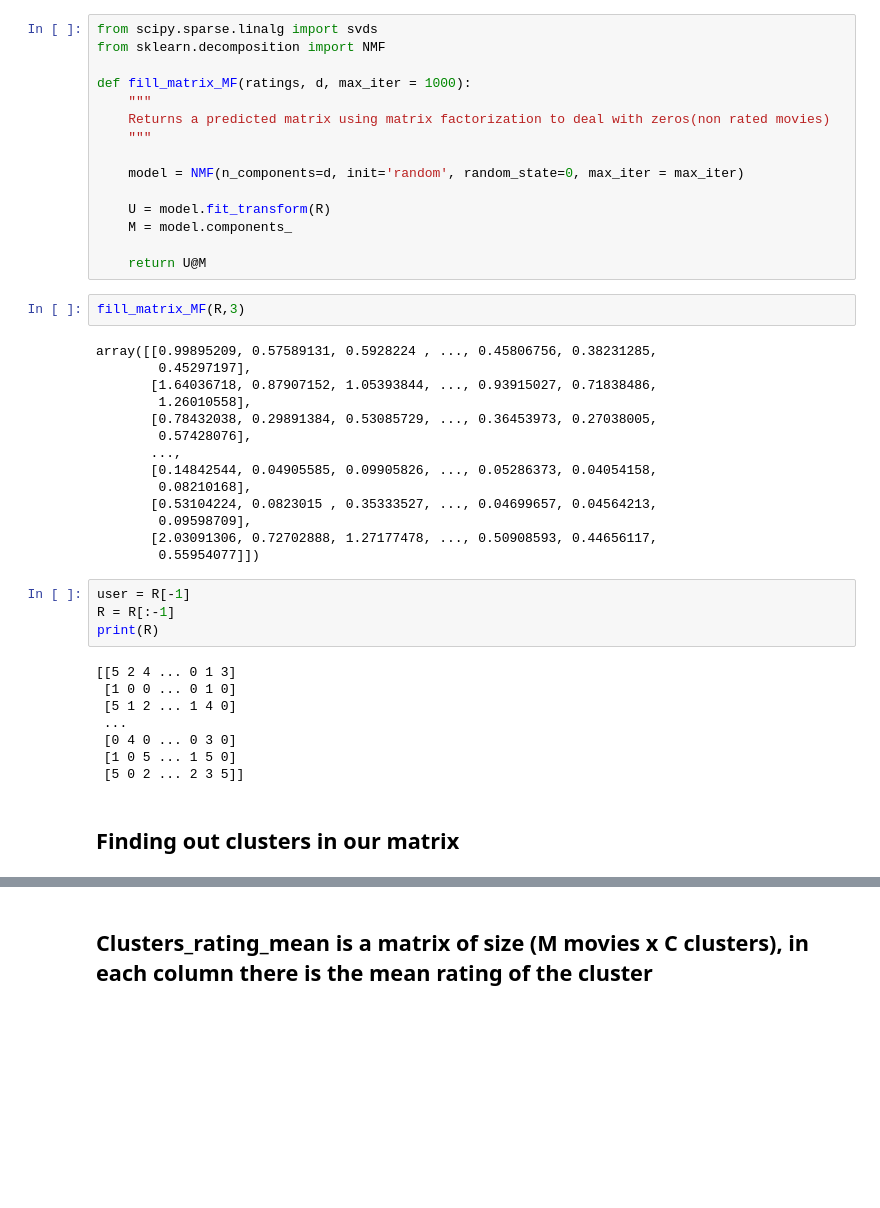
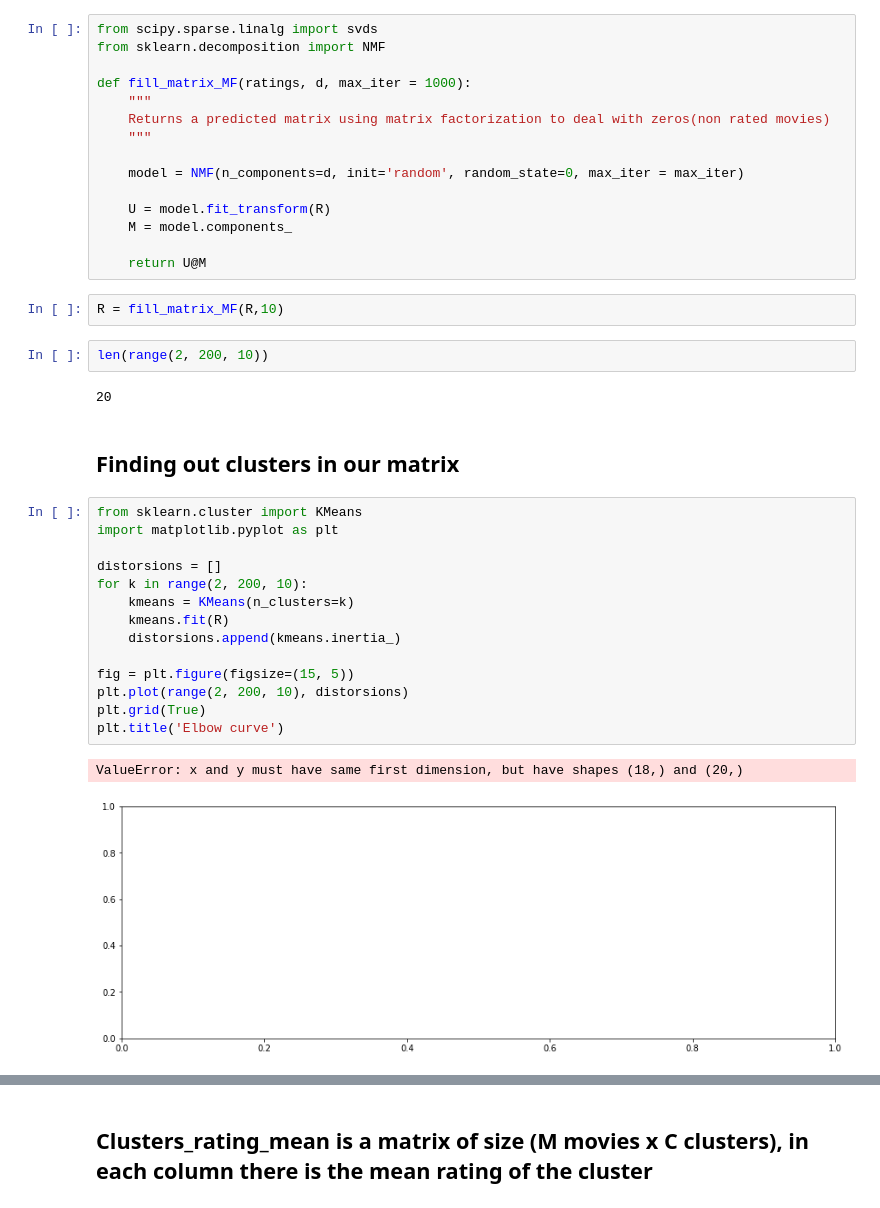
Before and after one commit to hassan-el-mansouri-khoudari/linear-bandits-movie-recommender, a Jupyter notebook: Clustering using users.ipynb, the cells around one changed output, grey strips where cells are left out. Drawn from its saved outputs; the diff is of its cells as text; blank space fills up the shorter version.

```diff
--- a/Clustering using users.ipynb
+++ b/Clustering using users.ipynb
@@ -107,33 +111,28 @@ def fill_matrix_MF(ratings, d, max_iter = 1000):
     M = model.components_
 
     return U@M
-# %%
-fill_matrix_MF(R,3)
-# %% [output]
-array([[0.99895209, 0.57589131, 0.5928224 , ..., 0.45806756, 0.38231285,
-        0.45297197],
-       [1.64036718, 0.87907152, 1.05393844, ..., 0.93915027, 0.71838486,
-        1.26010558],
-       [0.78432038, 0.29891384, 0.53085729, ..., 0.36453973, 0.27038005,
-        0.57428076],
-       ...,
-       [0.14842544, 0.04905585, 0.09905826, ..., 0.05286373, 0.04054158,
-        0.08210168],
-       [0.53104224, 0.0823015 , 0.35333527, ..., 0.04699657, 0.04564213,
-        0.09598709],
-       [2.03091306, 0.72702888, 1.27177478, ..., 0.50908593, 0.44656117,
-        0.55954077]])
-# %%
-user = R[-1]
-R = R[:-1]
-print(R)
-# %% [output]
-[[5 2 4 ... 0 1 3]
- [1 0 0 ... 0 1 0]
- [5 1 2 ... 1 4 0]
- ...
- [0 4 0 ... 0 3 0]
- [1 0 5 ... 1 5 0]
- [5 0 2 ... 2 3 5]]
+# %%
+R = fill_matrix_MF(R,10)
+# %%
+len(range(2, 200, 10))
+# %% [output]
+20
 # %% [markdown]
 ## Finding out clusters in our matrix
+# %%
+from sklearn.cluster import KMeans
+import matplotlib.pyplot as plt
+
+distorsions = []
+for k in range(2, 200, 10):
+    kmeans = KMeans(n_clusters=k)
+    kmeans.fit(R)
+    distorsions.append(kmeans.inertia_)
+
+fig = plt.figure(figsize=(15, 5))
+plt.plot(range(2, 200, 10), distorsions)
+plt.grid(True)
+plt.title('Elbow curve')
+# %% [output]
+ValueError: x and y must have same first dimension, but have shapes (18,) and (20,)
+[figure, added]
```
Also changed, not shown: parts of 10 cells of this notebook, 2 other files.
